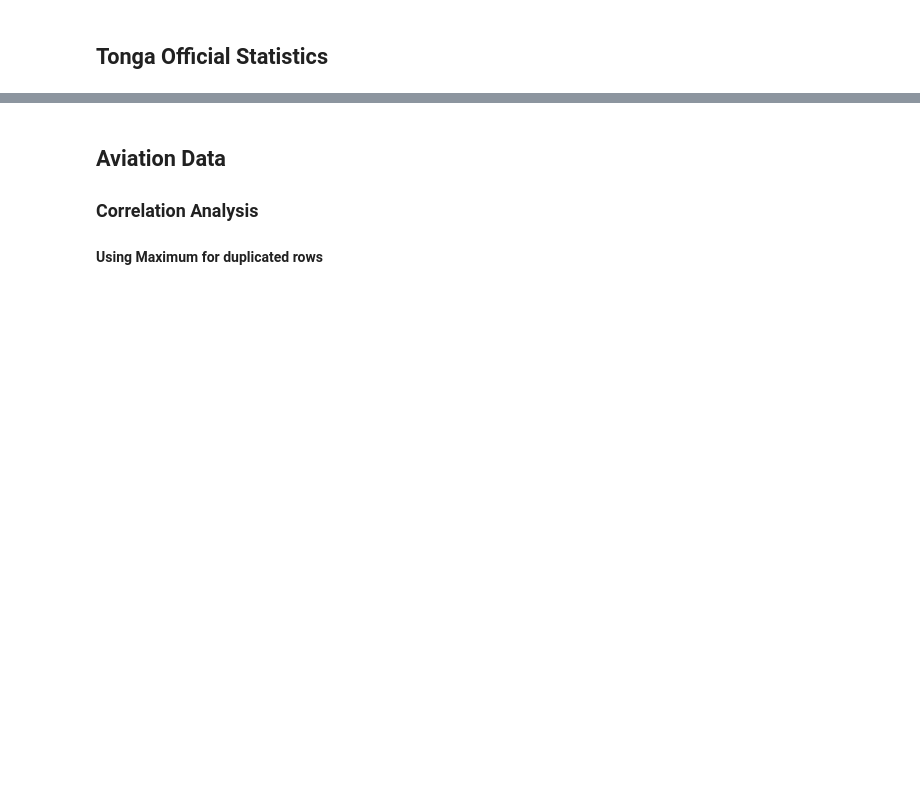
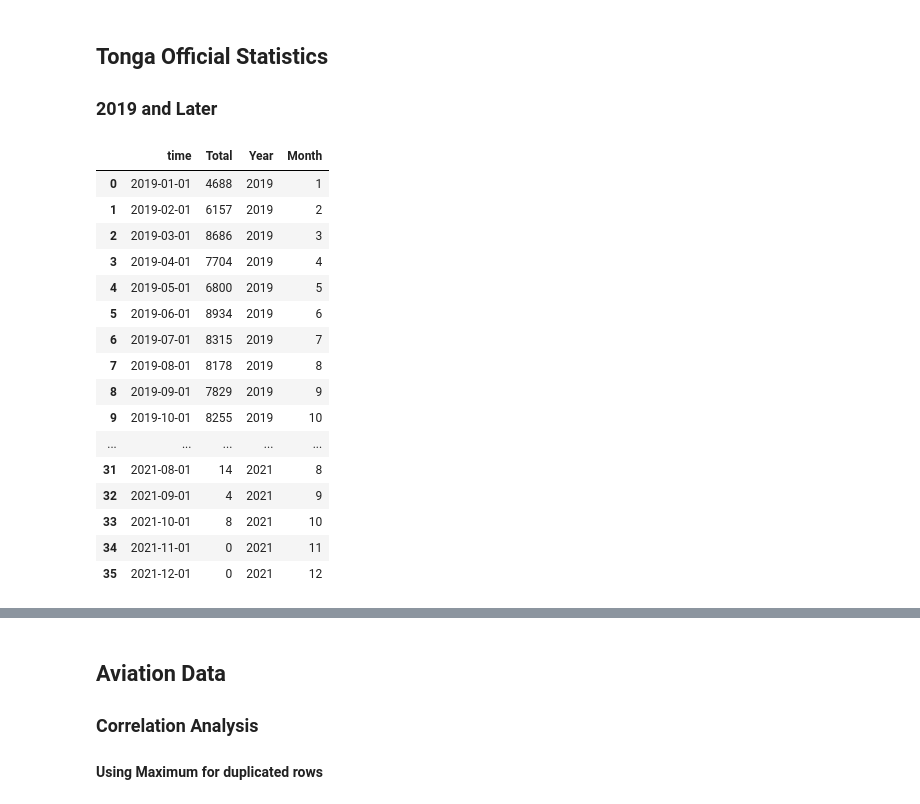
Before and after one commit to worldbank/pacific-observatory, a Jupyter notebook: scripts/notebooks/EDA-Tonga.ipynb, the cells around one changed output, grey strips where cells are left out. Drawn from its saved outputs; the diff is of its cells as text; code cells hidden in the pictures; blank space fills up the shorter version.

```diff
--- a/scripts/notebooks/EDA-Tonga.ipynb
+++ b/scripts/notebooks/EDA-Tonga.ipynb
@@ -13,5 +16,6 @@ tonga_files = os.listdir(tonga_folder)
 filepaths = [tonga_folder + file for file in tonga_files]
 # %% [markdown]
 ## Tonga Official Statistics
+### 2019 and Later
 # %%
 monthly_temp_file_path = os.getcwd() + "/data/tourism/tonga/tonga_monthly_visitor.csv"
@@ -80,3 +85,23 @@ tonga_monthly_max["Year"], tonga_monthly_max["Month"] = \
 
 tonga_monthly_min["Year"], tonga_monthly_min["Month"] = \
     tonga_monthly_min["time"].dt.year, tonga_monthly_min["time"].dt.month
+# %%
+tonga_monthly_max
+# %% [output]
+|  | time | Total | Year | Month |
+| 0 | 2019-01-01 | 4688 | 2019 | 1 |
+| 1 | 2019-02-01 | 6157 | 2019 | 2 |
+| 2 | 2019-03-01 | 8686 | 2019 | 3 |
+| 3 | 2019-04-01 | 7704 | 2019 | 4 |
+| 4 | 2019-05-01 | 6800 | 2019 | 5 |
+| 5 | 2019-06-01 | 8934 | 2019 | 6 |
+| 6 | 2019-07-01 | 8315 | 2019 | 7 |
+| 7 | 2019-08-01 | 8178 | 2019 | 8 |
+| 8 | 2019-09-01 | 7829 | 2019 | 9 |
+| 9 | 2019-10-01 | 8255 | 2019 | 10 |
+| ... | ... | ... | ... | ... |
+| 31 | 2021-08-01 | 14 | 2021 | 8 |
+| 32 | 2021-09-01 | 4 | 2021 | 9 |
+| 33 | 2021-10-01 | 8 | 2021 | 10 |
+| 34 | 2021-11-01 | 0 | 2021 | 11 |
+| 35 | 2021-12-01 | 0 | 2021 | 12 |
```
Also changed, not shown: parts of 17 cells of this notebook, 52 other files.
